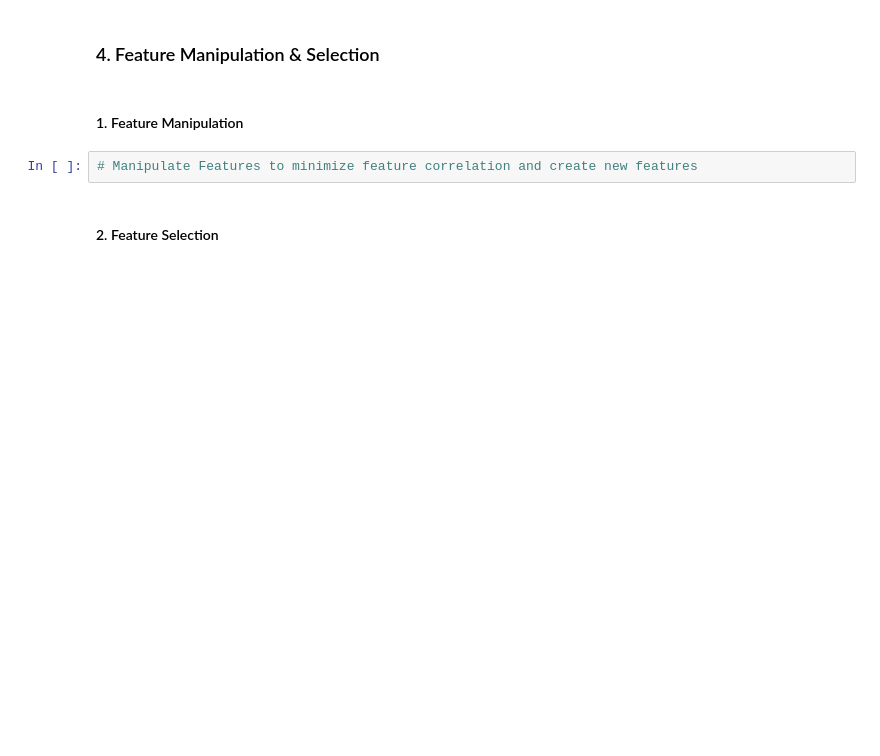
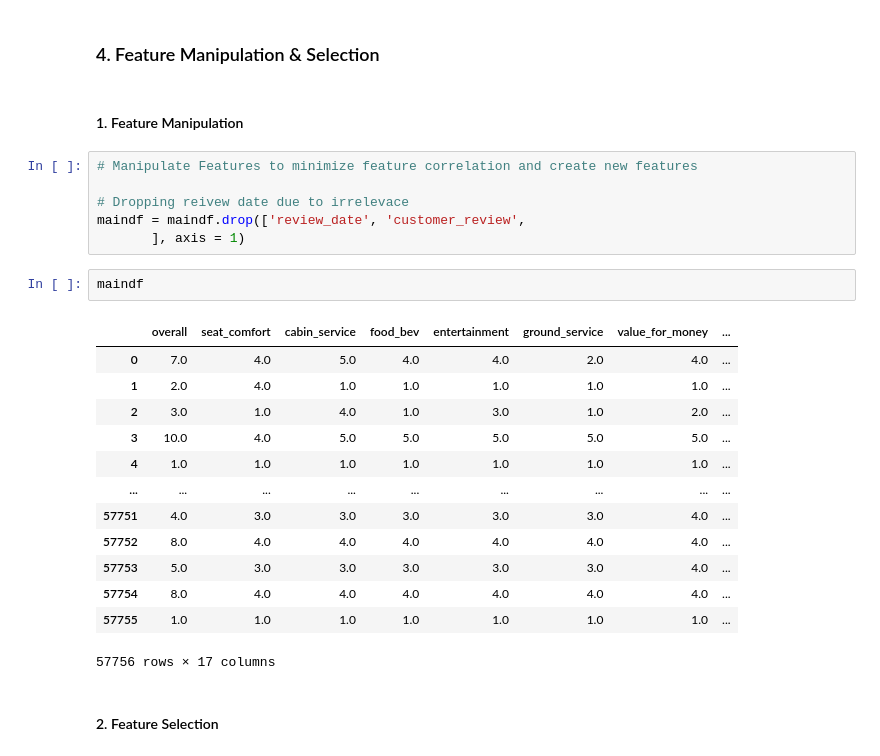
Before and after one commit to MrMRaut/Airline-Referral-Classification, a Jupyter notebook: Airline_Referral_Classification.ipynb, the cells around one changed output. Saved outputs shown, nothing was run; the diff lists cells and outputs as text; blank space fills up the shorter version.

```diff
--- a/Airline_Referral_Classification.ipynb
+++ b/Airline_Referral_Classification.ipynb
@@ -894,6 +913,26 @@ Answer Here.
 #### 1. Feature Manipulation
 # %%
 # Manipulate Features to minimize feature correlation and create new features
+
+# Dropping reivew date due to irrelevace
+maindf = maindf.drop(['review_date', 'customer_review',
+       ], axis = 1)
+# %%
+maindf
+# %% [output]
+|  | overall | seat_comfort | cabin_service | food_bev | entertainment | ground_service | value_for_money | ... |
+| 0 | 7.0 | 4.0 | 5.0 | 4.0 | 4.0 | 2.0 | 4.0 | ... |
+| 1 | 2.0 | 4.0 | 1.0 | 1.0 | 1.0 | 1.0 | 1.0 | ... |
+| 2 | 3.0 | 1.0 | 4.0 | 1.0 | 3.0 | 1.0 | 2.0 | ... |
+| 3 | 10.0 | 4.0 | 5.0 | 5.0 | 5.0 | 5.0 | 5.0 | ... |
+| 4 | 1.0 | 1.0 | 1.0 | 1.0 | 1.0 | 1.0 | 1.0 | ... |
+| ... | ... | ... | ... | ... | ... | ... | ... | ... |
+| 57751 | 4.0 | 3.0 | 3.0 | 3.0 | 3.0 | 3.0 | 4.0 | ... |
+| 57752 | 8.0 | 4.0 | 4.0 | 4.0 | 4.0 | 4.0 | 4.0 | ... |
+| 57753 | 5.0 | 3.0 | 3.0 | 3.0 | 3.0 | 3.0 | 4.0 | ... |
+| 57754 | 8.0 | 4.0 | 4.0 | 4.0 | 4.0 | 4.0 | 4.0 | ... |
+| 57755 | 1.0 | 1.0 | 1.0 | 1.0 | 1.0 | 1.0 | 1.0 | ... |
+57756 rows × 17 columns
 # %% [markdown]
 #### 2. Feature Selection
 # %%
```
Also changed, not shown: parts of 22 cells of this notebook.
